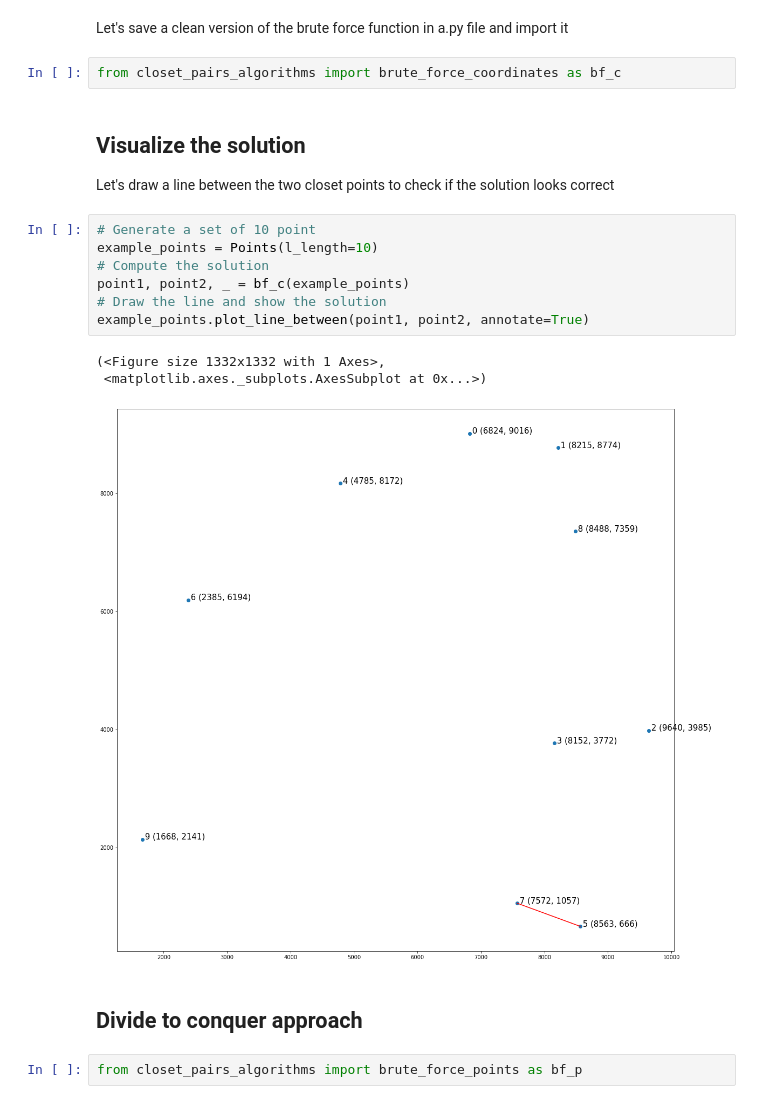
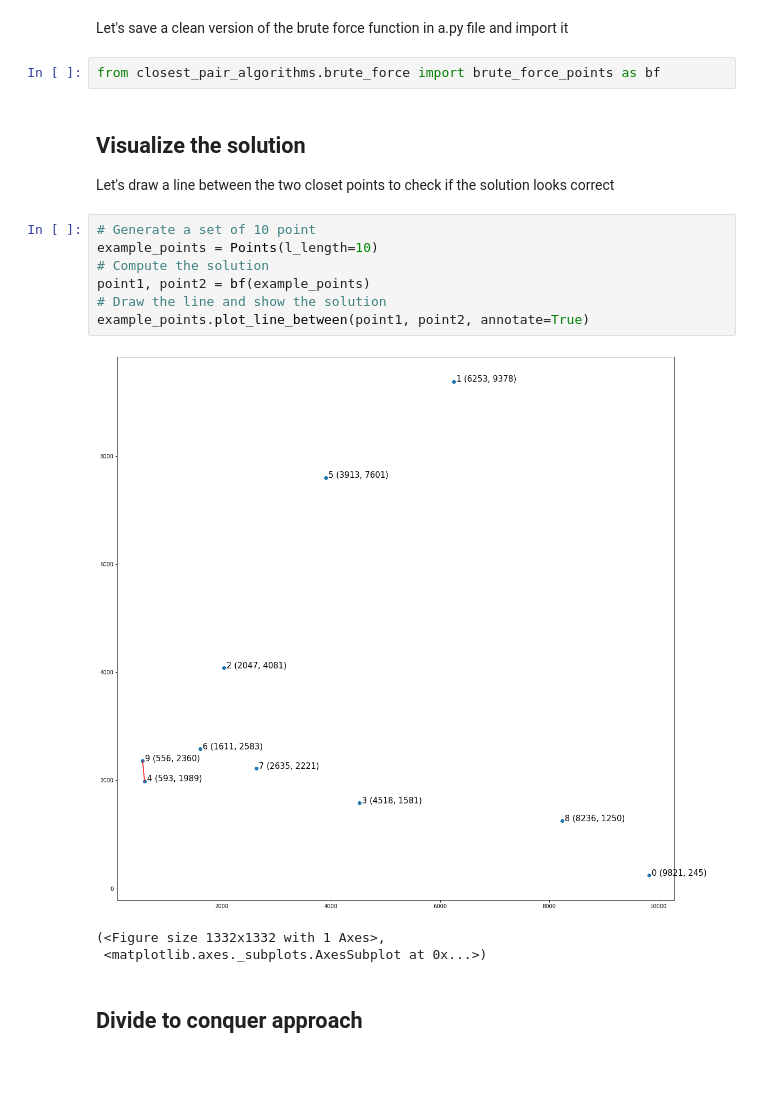
Before and after one commit to lohiermichael/algorithm-closest-pairs, a Jupyter notebook: 20191014-Closest_pairs.ipynb, the cells around one changed output. Drawn from its saved outputs; the diff is of its cells as text; blank space fills up the shorter version.

```diff
--- a/20191014-Closest_pairs.ipynb
+++ b/20191014-Closest_pairs.ipynb
@@ -77,7 +76,7 @@ You can run the previous cell several times and see that it stays under the 0.01
 # %% [markdown]
 Let's save a clean version of the brute force function in a.py file and import it
 # %%
-from closet_pairs_algorithms import brute_force_coordinates as bf_c
+from closest_pair_algorithms.brute_force import brute_force_points as bf
 # %% [markdown]
 ## Visualize the solution
 
@@ -85,15 +84,13 @@ Let's draw a line between the two closet points to check if the solution looks c
 # %%
 # Generate a set of 10 point
 example_points = Points(l_length=10)
 # Compute the solution
-point1, point2, _ = bf_c(example_points)
+point1, point2 = bf(example_points)
 # Draw the line and show the solution
 example_points.plot_line_between(point1, point2, annotate=True)
 # %% [output]
+[figure, new version]
 (<Figure size 1332x1332 with 1 Axes>,
  <matplotlib.axes._subplots.AxesSubplot at 0x...>)
-[figure, old version]
 # %% [markdown]
 ## Divide to conquer approach
-# %%
-from closet_pairs_algorithms import brute_force_points as bf_p
```
Also changed, not shown: parts of 4 cells of this notebook.
